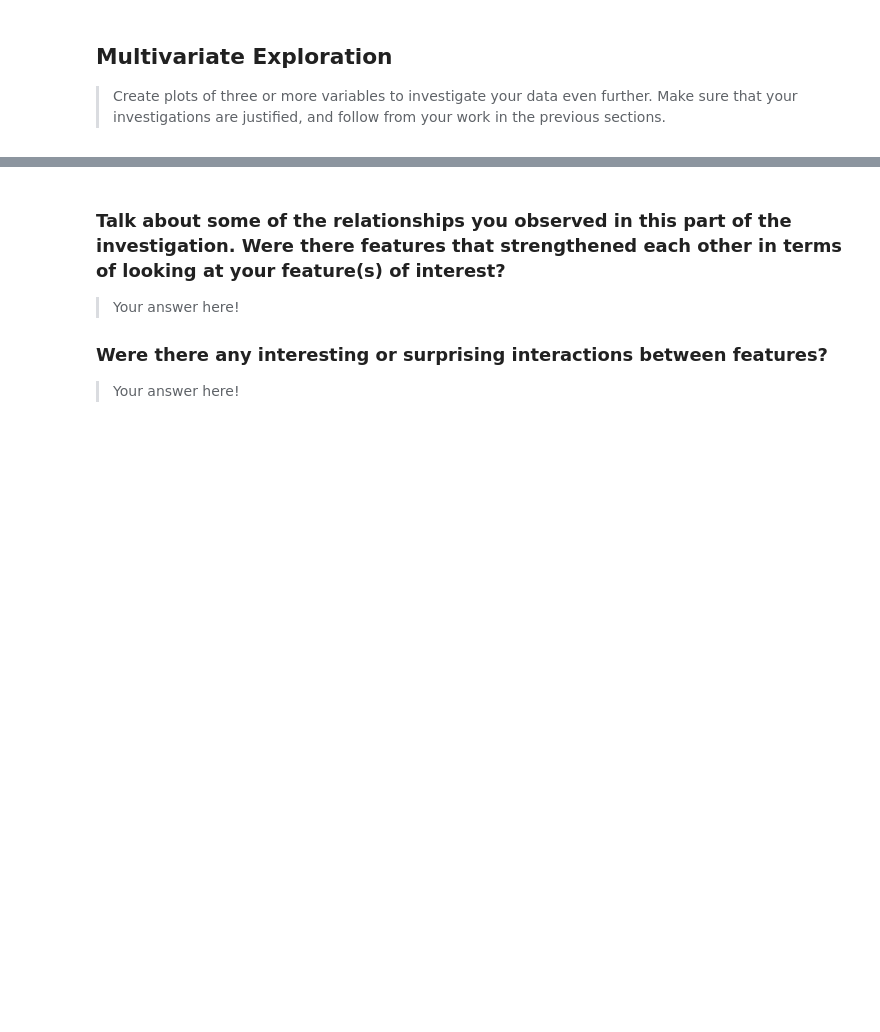
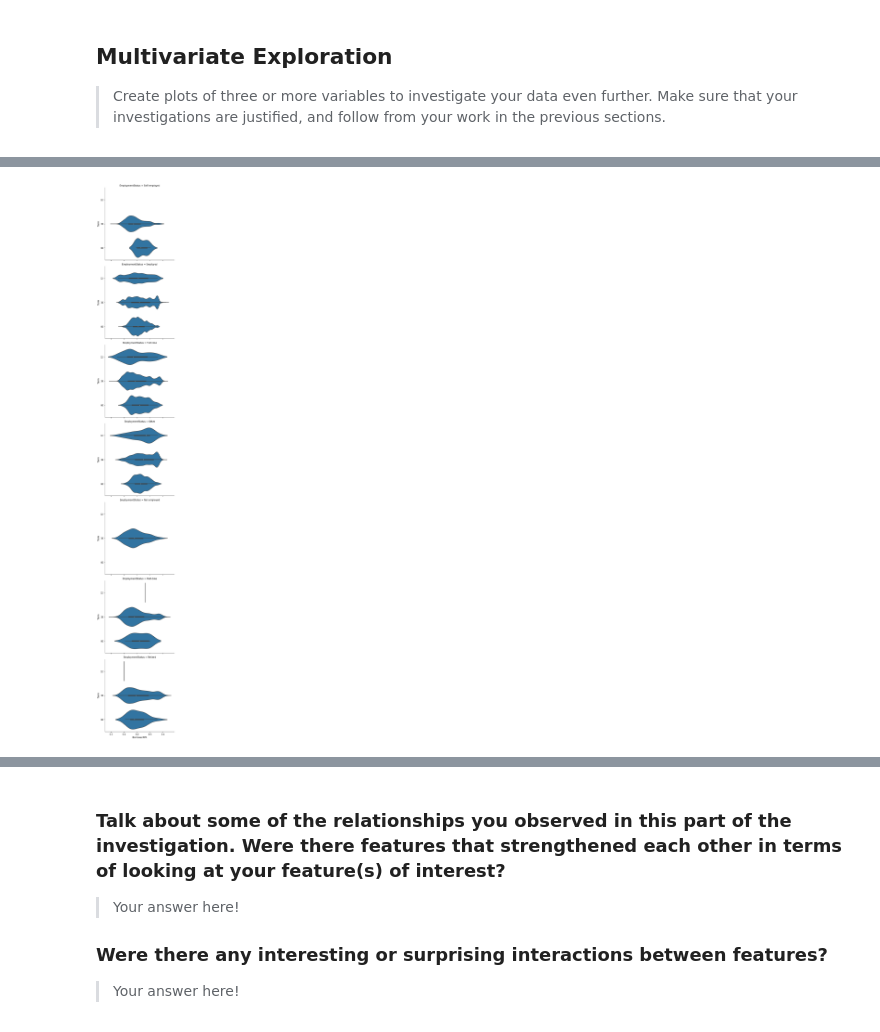
Before and after one commit to Jeff-VA/Udacity-Communicate-Data-Project, a Jupyter notebook: exploration_v2.ipynb, the cells around one changed output, grey strips where cells are left out. Saved outputs shown, nothing was run; the diff lists cells and outputs as text; code cells hidden in the pictures; blank space fills up the shorter version.

```diff
--- a/exploration_v2.ipynb
+++ b/exploration_v2.ipynb
@@ -681,0 +722,6 @@ your work in the previous sections.
+# %%
+g = sns.FacetGrid(data = df_trimmed, row = 'EmploymentStatus', height=5)
+g.map(sns.violinplot, 'BorrowerAPR', 'Term')
+g.add_legend();
+# %% [output]
+[figure, added]
```
Also changed, not shown: parts of 7 cells of this notebook.
